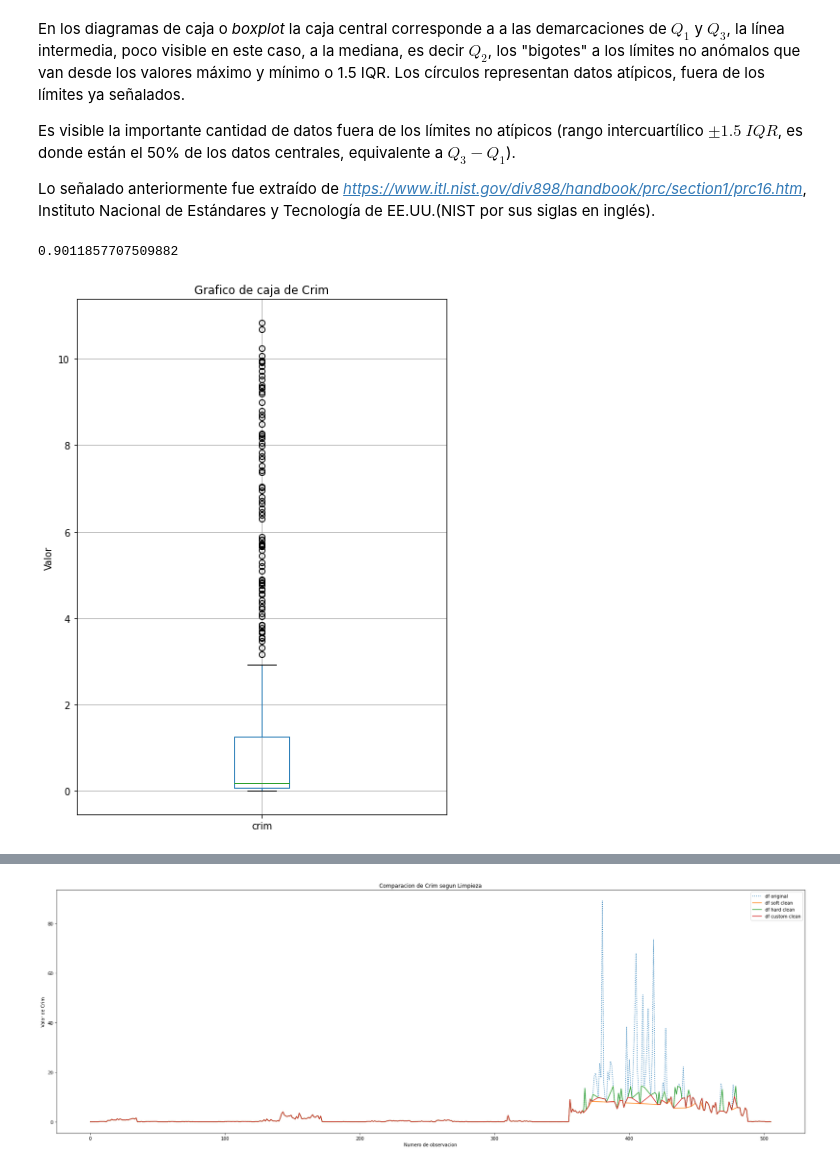
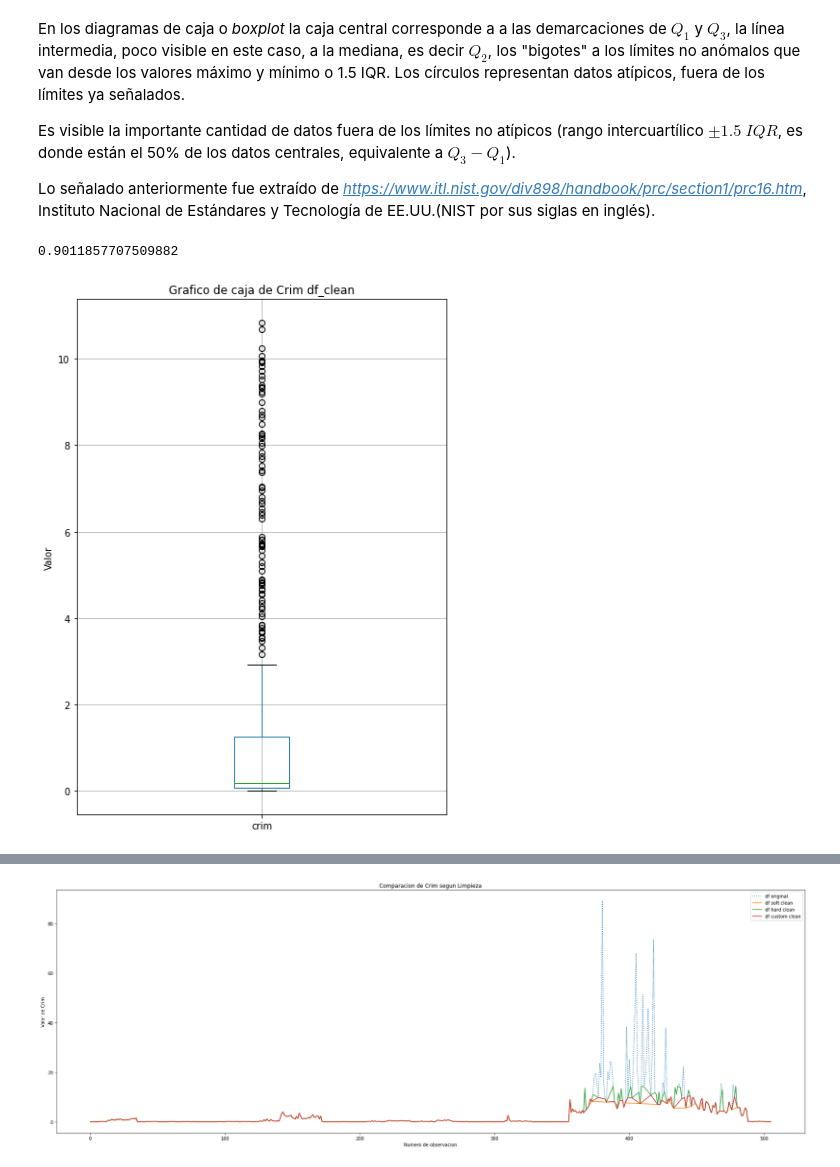
Before and after one commit to Maxibrionest/FMY-1.1.2, a Jupyter notebook: Entrega3/Entrega3_FMY.ipynb, the cells around one changed output, grey strips where cells are left out. Cells and saved outputs as stored; diff of their text form; code cells hidden in the pictures.

```diff
--- a/Entrega3/Entrega3_FMY.ipynb
+++ b/Entrega3/Entrega3_FMY.ipynb
@@ -669,11 +656,11 @@ def clean_outliers_soft(df, col):
 # %%
 df_clean, df_clean_p = clean_custom(df, "crim", 2)
 print(df_clean_p)
 
 df_clean.boxplot(column=["crim"],figsize=(7,10))
 plt.ylabel('Valor')
-plt.title("Grafico de caja de Crim")
+plt.title("Grafico de caja de Crim df_clean")
 plt.show()
 # %% [output]
 0.9011857707509882
-[figure, old version]
+[figure, new version]
```
Also changed, not shown: parts of 182 cells of this notebook.
